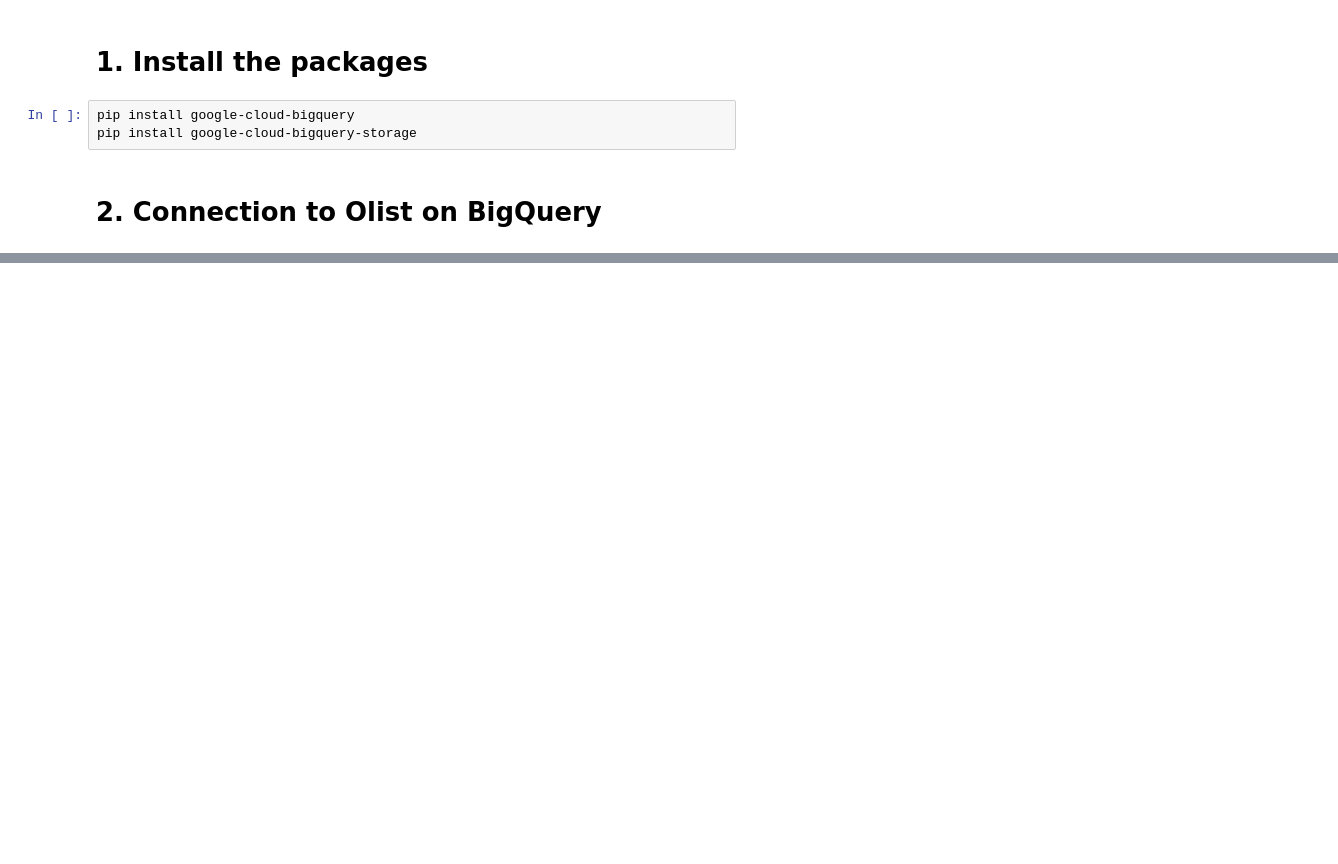
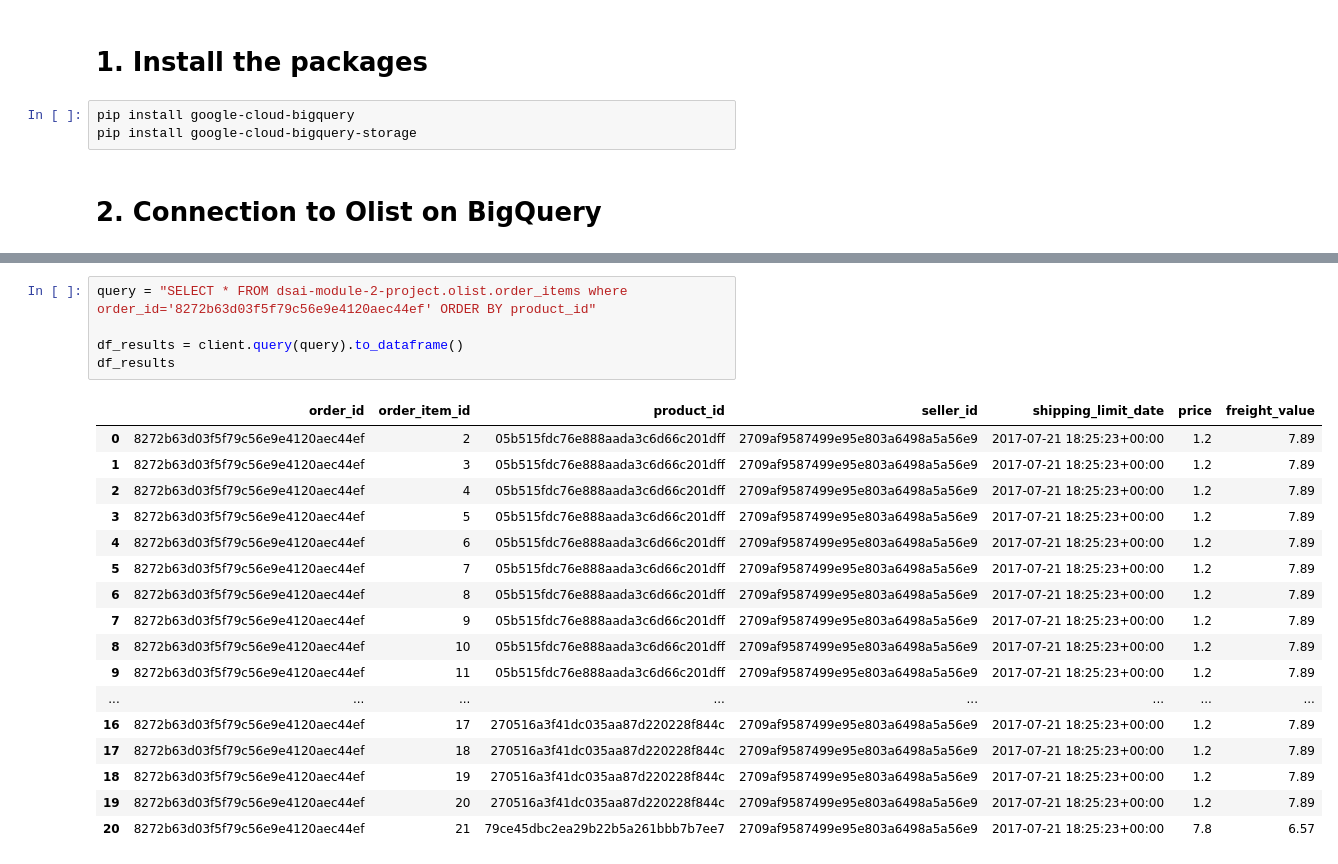
Before and after one commit to roysam/dsai-module-2-group-1, a Jupyter notebook: olis_data_exploration.ipynb, the cells around one changed output, grey strips where cells are left out. Drawn from its saved outputs; the diff is of its cells as text; blank space fills up the shorter version.

```diff
--- a/olis_data_exploration.ipynb
+++ b/olis_data_exploration.ipynb
@@ -45,0 +106,23 @@ df
+# %%
+query = "SELECT * FROM dsai-module-2-project.olist.order_items where order_id='8272b63d03f5f79c56e9e4120aec44ef' ORDER BY product_id"
+
+df_results = client.query(query).to_dataframe()
+df_results
+# %% [output]
+|  | order_id | order_item_id | product_id | seller_id | shipping_limit_date | price | freight_value |
+| 0 | 8272b63d03f5f79c56e9e4120aec44ef | 2 | 05b515fdc76e888aada3c6d66c201dff | 2709af9587499e95e803a6498a5a56e9 | 2017-07-21 18:25:23+00:00 | 1.2 | 7.89 |
+| 1 | 8272b63d03f5f79c56e9e4120aec44ef | 3 | 05b515fdc76e888aada3c6d66c201dff | 2709af9587499e95e803a6498a5a56e9 | 2017-07-21 18:25:23+00:00 | 1.2 | 7.89 |
+| 2 | 8272b63d03f5f79c56e9e4120aec44ef | 4 | 05b515fdc76e888aada3c6d66c201dff | 2709af9587499e95e803a6498a5a56e9 | 2017-07-21 18:25:23+00:00 | 1.2 | 7.89 |
+| 3 | 8272b63d03f5f79c56e9e4120aec44ef | 5 | 05b515fdc76e888aada3c6d66c201dff | 2709af9587499e95e803a6498a5a56e9 | 2017-07-21 18:25:23+00:00 | 1.2 | 7.89 |
+| 4 | 8272b63d03f5f79c56e9e4120aec44ef | 6 | 05b515fdc76e888aada3c6d66c201dff | 2709af9587499e95e803a6498a5a56e9 | 2017-07-21 18:25:23+00:00 | 1.2 | 7.89 |
+| 5 | 8272b63d03f5f79c56e9e4120aec44ef | 7 | 05b515fdc76e888aada3c6d66c201dff | 2709af9587499e95e803a6498a5a56e9 | 2017-07-21 18:25:23+00:00 | 1.2 | 7.89 |
+| 6 | 8272b63d03f5f79c56e9e4120aec44ef | 8 | 05b515fdc76e888aada3c6d66c201dff | 2709af9587499e95e803a6498a5a56e9 | 2017-07-21 18:25:23+00:00 | 1.2 | 7.89 |
+| 7 | 8272b63d03f5f79c56e9e4120aec44ef | 9 | 05b515fdc76e888aada3c6d66c201dff | 2709af9587499e95e803a6498a5a56e9 | 2017-07-21 18:25:23+00:00 | 1.2 | 7.89 |
+| 8 | 8272b63d03f5f79c56e9e4120aec44ef | 10 | 05b515fdc76e888aada3c6d66c201dff | 2709af9587499e95e803a6498a5a56e9 | 2017-07-21 18:25:23+00:00 | 1.2 | 7.89 |
+| 9 | 8272b63d03f5f79c56e9e4120aec44ef | 11 | 05b515fdc76e888aada3c6d66c201dff | 2709af9587499e95e803a6498a5a56e9 | 2017-07-21 18:25:23+00:00 | 1.2 | 7.89 |
+| ... | ... | ... | ... | ... | ... | ... | ... |
+| 16 | 8272b63d03f5f79c56e9e4120aec44ef | 17 | 270516a3f41dc035aa87d220228f844c | 2709af9587499e95e803a6498a5a56e9 | 2017-07-21 18:25:23+00:00 | 1.2 | 7.89 |
+| 17 | 8272b63d03f5f79c56e9e4120aec44ef | 18 | 270516a3f41dc035aa87d220228f844c | 2709af9587499e95e803a6498a5a56e9 | 2017-07-21 18:25:23+00:00 | 1.2 | 7.89 |
+| 18 | 8272b63d03f5f79c56e9e4120aec44ef | 19 | 270516a3f41dc035aa87d220228f844c | 2709af9587499e95e803a6498a5a56e9 | 2017-07-21 18:25:23+00:00 | 1.2 | 7.89 |
+| 19 | 8272b63d03f5f79c56e9e4120aec44ef | 20 | 270516a3f41dc035aa87d220228f844c | 2709af9587499e95e803a6498a5a56e9 | 2017-07-21 18:25:23+00:00 | 1.2 | 7.89 |
+| 20 | 8272b63d03f5f79c56e9e4120aec44ef | 21 | 79ce45dbc2ea29b22b5a261bbb7b7ee7 | 2709af9587499e95e803a6498a5a56e9 | 2017-07-21 18:25:23+00:00 | 7.8 | 6.57 |
```
Also changed, not shown: parts of 36 cells of this notebook.
